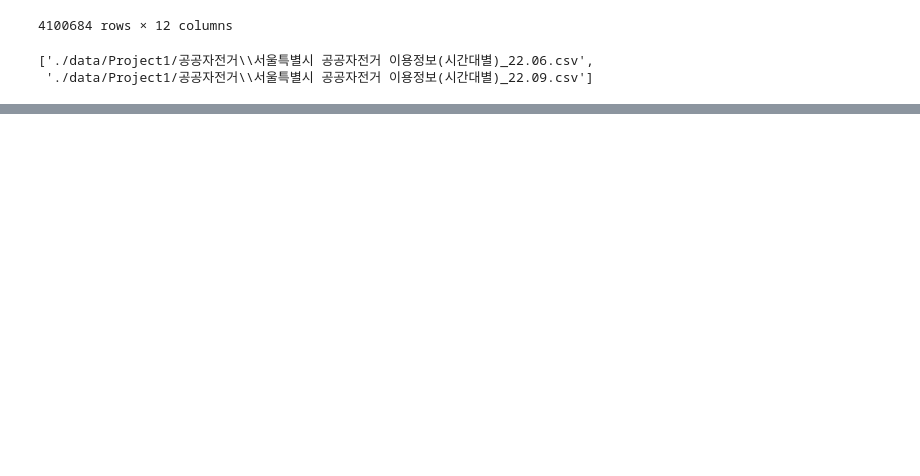
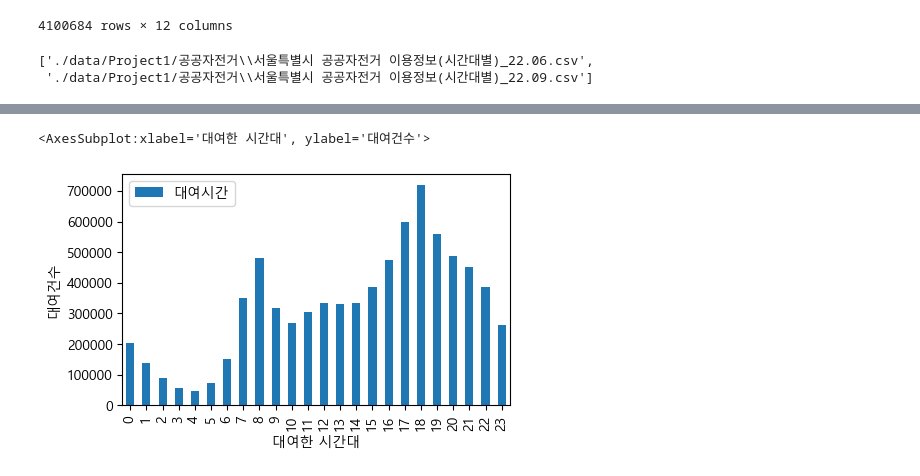
Before and after one commit to Aimerlee123/Python-teamproject, a Jupyter notebook: 6,9월 데이터 파일 합치기.ipynb, the cells around one changed output, grey strips where cells are left out. Cells and saved outputs as stored; diff of their text form; code cells hidden in the pictures; blank space fills up the shorter version.

```diff
--- a/6,9월 데이터 파일 합치기.ipynb
+++ b/6,9월 데이터 파일 합치기.ipynb
@@ -4,6 +4,21 @@ import pandas as pd
 # %%
 from IPython.core.interactiveshell import InteractiveShell
 InteractiveShell.ast_node_interactivity="all"
+# %%
+import matplotlib.pyplot as plt
+import platform
+
+from matplotlib import font_manager, rc
+plt.rcParams['axes.unicode_minus'] = False
+
+if platform.system() == 'Darwin':  # 맥OS
+    rc('font', family='AppleGothic')
+elif platform.system() == 'Windows':  # 윈도우
+    path = "c:/Windows/Fonts/malgun.ttf"
+    font_name = font_manager.FontProperties(fname=path).get_name()
+    rc('font', family=font_name)
+else:
+    print('Unknown system...  sorry~~~')
 # %%
 time_6M = pd.read_csv('data/Project1/서울특별시 공공자전거 이용정보(시간대별)_22.06.csv',
                  encoding='ansi')
@@ -73,0 +170,3 @@ df_time_total
+# %%
+time =pd.DataFrame(df_total['대여시간'].value_counts()).sort_index()
+time
@@ -73,0 +191,6 @@ df_time_total
+# %%
+# 대여시간(0시~1시, 23시~ 24시)
+time.plot.bar(xlabel = '대여한 시간대', ylabel = '대여건수', figsize = (5,3))
+# %% [output]
+<AxesSubplot:xlabel='대여한 시간대', ylabel='대여건수'>
+[figure, added]
```
Also changed, not shown: parts of 22 cells of this notebook.
